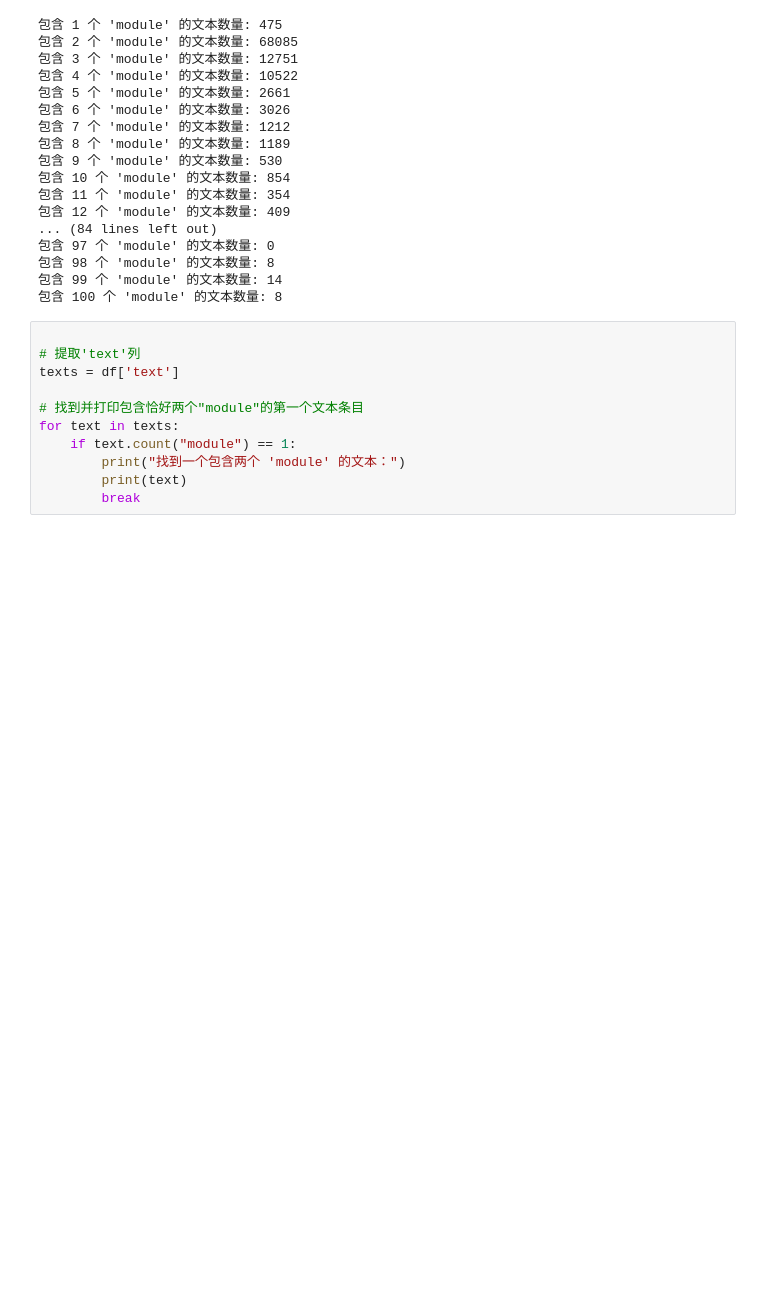
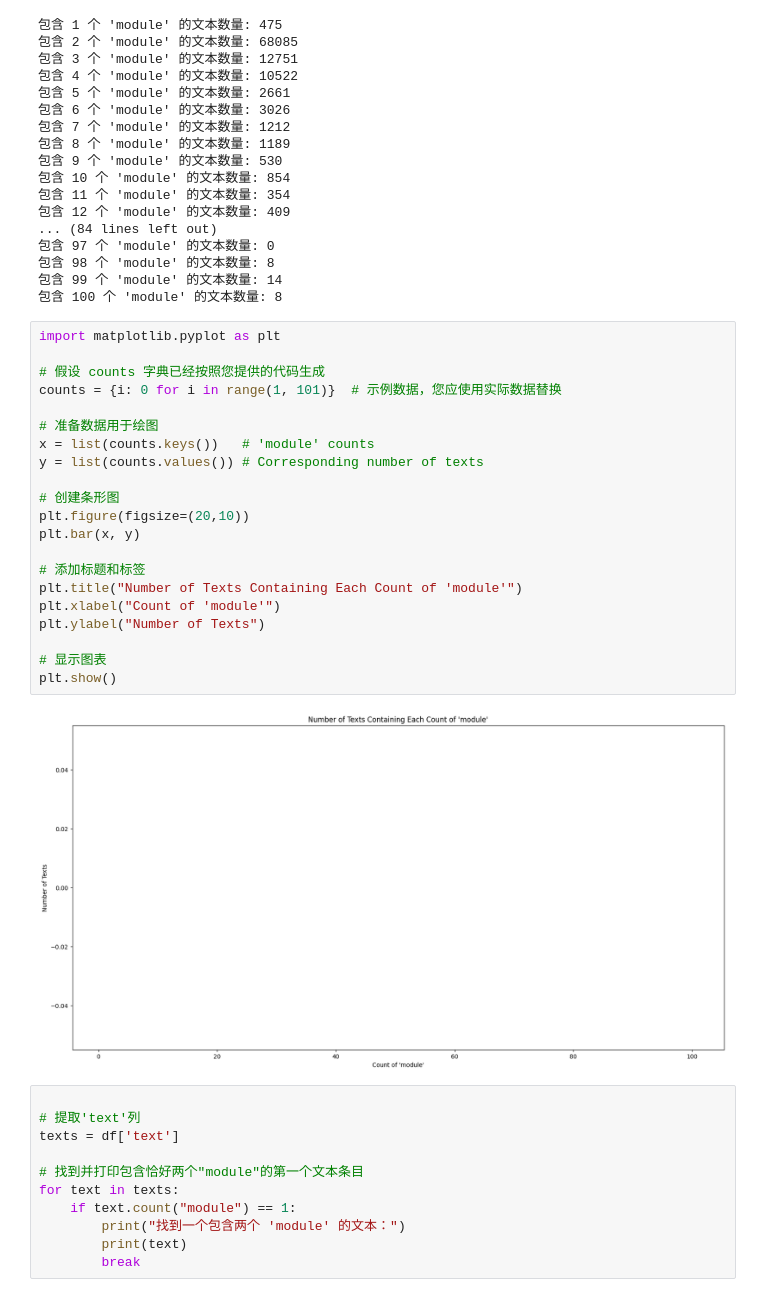
Before and after one commit to hello-eternity/RTLDATA, a Jupyter notebook: dataprocess.ipynb, the cells around one changed output. Drawn from its saved outputs; the diff is of its cells as text; blank space fills up the shorter version.

```diff
--- a/dataprocess.ipynb
+++ b/dataprocess.ipynb
@@ -51,6 +51,29 @@ for count, num_texts in counts.items():
 包含 98 个 'module' 的文本数量: 8
 包含 99 个 'module' 的文本数量: 14
 包含 100 个 'module' 的文本数量: 8
+# %%
+import matplotlib.pyplot as plt
+
+# 假设 counts 字典已经按照您提供的代码生成
+counts = {i: 0 for i in range(1, 101)}  # 示例数据，您应使用实际数据替换
+
+# 准备数据用于绘图
+x = list(counts.keys())   # 'module' counts
+y = list(counts.values()) # Corresponding number of texts
+
+# 创建条形图
+plt.figure(figsize=(20,10))
+plt.bar(x, y)
+
+# 添加标题和标签
+plt.title("Number of Texts Containing Each Count of 'module'")
+plt.xlabel("Count of 'module'")
+plt.ylabel("Number of Texts")
+
+# 显示图表
+plt.show()
+# %% [output]
+[figure, added]
 # %%
 
 # 提取'text'列
```
Also changed, not shown: parts of 7 cells of this notebook, 7 other files.
